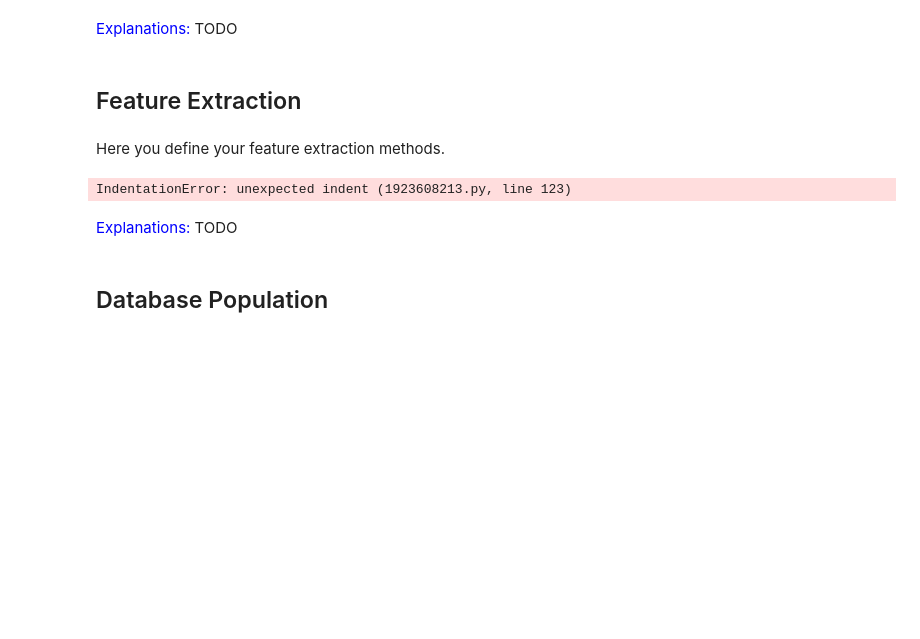
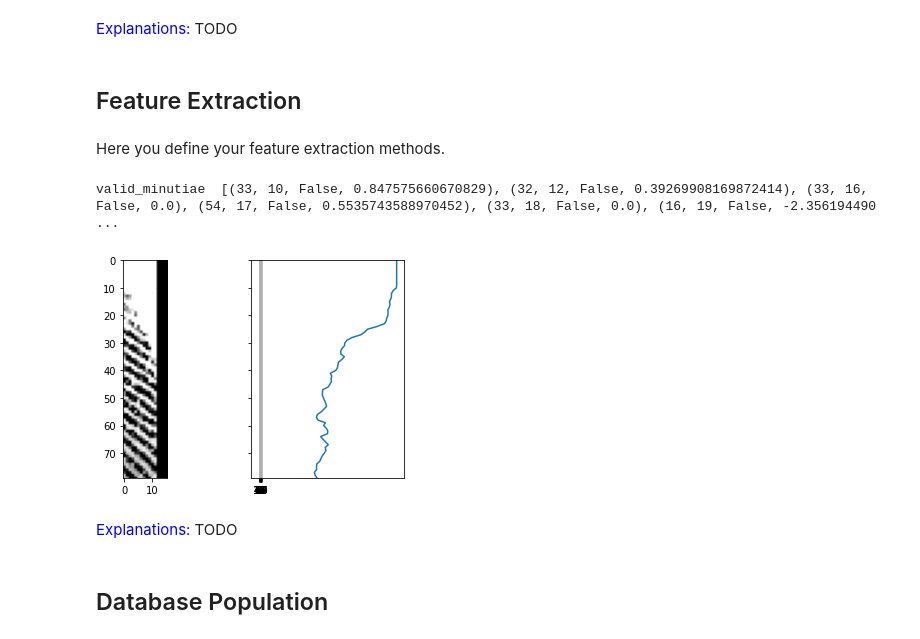
Before and after one commit to CreaTorAlexander/Project-Multimedia-Retrieval, a Jupyter notebook: fingerprint_project.ipynb, the cells around one changed output. Saved outputs shown, nothing was run; the diff lists cells and outputs as text; code cells hidden in the pictures; blank space fills up the shorter version.

```diff
--- a/fingerprint_project.ipynb
+++ b/fingerprint_project.ipynb
@@ -387,6 +390,10 @@ if __name__ == "__main__":
 # %% [markdown]
 Here you define your feature extraction methods.
 # %%
+from cv2 import mean
+from matplotlib.pyplot import show
+
+
 fingerprint = cv2.imread('./data/train/1__M_Right_thumb_finger.BMP', cv2.IMREAD_GRAYSCALE)
 gx, gy = cv2.Sobel(fingerprint, cv2.CV_32F, 1, 0), cv2.Sobel(fingerprint, cv2.CV_32F, 0, 1)
 gx2, gy2 = gx**2, gy**2
@@ -475,7 +482,6 @@ mask_distance = cv2.distanceTransform(cv2.copyMakeBorder(mask, 1, 1, 1, 1, cv2.B
 
 filtered_minutiae = list(filter(lambda m: mask_distance[m[1], m[0]]>10, minutiae))
 
-
 def compute_next_ridge_following_directions(previous_direction, values):
     next_positions = np.argwhere(values!=0).ravel().tolist()
     if len(next_positions) > 0 and previous_direction != 8:
@@ -491,7 +497,6 @@ r2 = 2**0.5 # sqrt(2)
 
 # The eight possible (x, y) offsets with each corresponding Euclidean distance
 xy_steps = [(-1,-1,r2),( 0,-1,1),( 1,-1,r2),( 1, 0,1),( 1, 1,r2),( 0, 1,1),(-1, 1,r2),(-1, 0,1)]
-
 # LUT: for each 8-neighborhood and each previous direction [0,8],
 #      where 8 means "none", provides the list of possible directions
 nd_lut = [[compute_next_ridge_following_directions(pd, x) for pd in range(9)] for x in all_8_neighborhoods]
@@ -501,40 +506,45 @@ def follow_ridge_and_compute_angle(x, y, d = 8):
     px, py = x, y
     length = 0.0
     while length < 20: # max length followed
         next_directions = nd_lut[cn_values[py,px]][d]
         if len(next_directions) == 0:
             break
         # Need to check ALL possible next directions
         if (any(cn[py + xy_steps[nd][1], px + xy_steps[nd][0]] != 2 for nd in next_directions)):
             break # another minutia found: we stop here
         # Only the first direction has to be followed
         d = next_directions[0]
         ox, oy, l = xy_steps[d]
         px += ox ; py += oy ; length += l
-    # check if the minimum length for a valid direction has been reached
-    return math.atan2(-py+y, px-x) if length >= 10 else None
+     # check if the minimum length for a valid direction has been reached
+    return math.atan2(-py+y, px-x)
 
+def calculate_angle_diff(a, b):
+    return math.pi - abs(abs(a - b) - math.pi)
+
+def angle_mean(a, b):
+    return math.atan2((math.sin(a)+math.sin(b))/2, ((math.cos(a)+math.cos(b))/2))
 
 valid_minutiae = []
 for x, y, term in filtered_minutiae:
     d = None
     if term: # termination: simply follow and compute the direction
         d = follow_ridge_and_compute_angle(x, y)
-        print("d", d)
     else: # bifurcation: follow each of the three branches
         dirs = nd_lut[cn_values[y,x]][8] # 8 means: no previous direction
         if len(dirs)==3: # only if there are exactly three branches
             angles = [follow_ridge_and_compute_angle(x+xy_steps[d][0], y+xy_steps[d][1], d) for d in dirs]
             if all(a is not None for a in angles):
-                a1, a2 = min(((angles[i], angles[(i+1)%3]) for i in range(3)), key=lambda t: angle_abs_difference(t[0], t[1]))
+                a1, a2 = min(((angles[i], angles[(i+1)%3]) for i in range(3)), key=lambda t: calculate_angle_diff(t[0], t[1]))
                 d = angle_mean(a1, a2)
-            print("d 2", d)
     if d is not None:
         valid_minutiae.append( (x, y, term, d) )
 
-print("valid_minutiae", valid_minutiae)
+
+print("valid_minutiae ", valid_minutiae)
 # %% [output]
-IndentationError: unexpected indent (1923608213.py, line 123)
+valid_minutiae  [(33, 10, False, 0.847575660670829), (32, 12, False, 0.39269908169872414), (33, 16, False, 0.0), (54, 17, False, 0.5535743588970452), (33, 18, False, 0.0), (16, 19, False, -2.356194490 ...
+[figure, added]
 # %% [markdown]
 <font color='blue'>Explanations:</font> TODO
 # %% [markdown]
```
Also changed, not shown: parts of 1 cell of this notebook.
